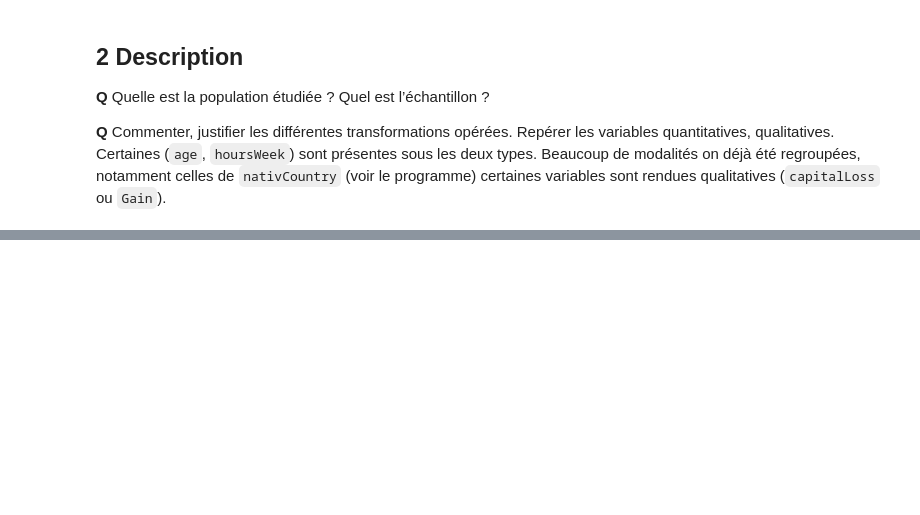
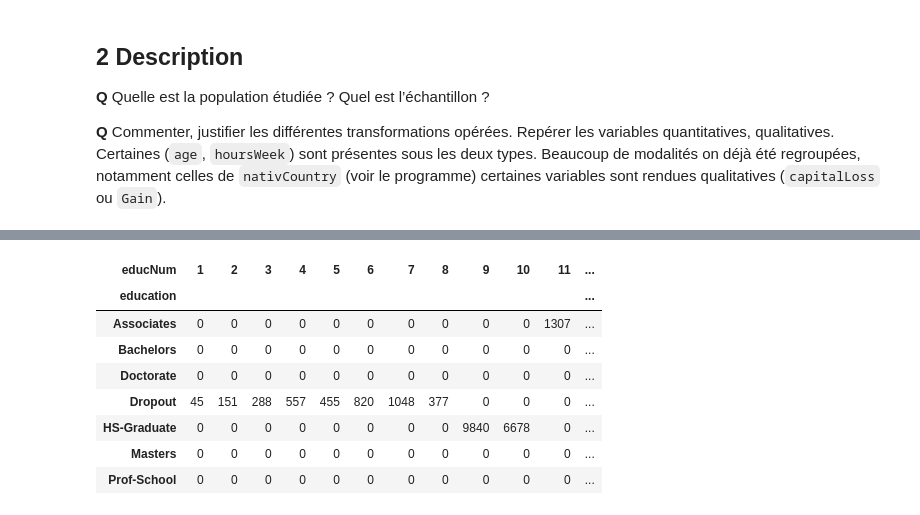
Before and after one commit to LouisDelvaux/Exploration4A, a Jupyter notebook: Adult-Census/Explo-Python-AdultCensus (PROJET).ipynb, the cells around one changed output, grey strips where cells are left out. Cells and saved outputs as stored; diff of their text form; code cells hidden in the pictures; blank space fills up the shorter version.

```diff
--- a/Adult-Census/Explo-Python-AdultCensus (PROJET).ipynb
+++ b/Adult-Census/Explo-Python-AdultCensus (PROJET).ipynb
@@ -294,0 +350,12 @@ La popoulation étudiée est la population recensée aux Etats-Unis en 1994.
+# %%
+pd.crosstab(dataBase["education"],dataBase["educNum"])
+# %% [output]
+| educNum | 1 | 2 | 3 | 4 | 5 | 6 | 7 | 8 | 9 | 10 | 11 | ... |
+| education |  |  |  |  |  |  |  |  |  |  |  | ... |
+| Associates | 0 | 0 | 0 | 0 | 0 | 0 | 0 | 0 | 0 | 0 | 1307 | ... |
+| Bachelors | 0 | 0 | 0 | 0 | 0 | 0 | 0 | 0 | 0 | 0 | 0 | ... |
+| Doctorate | 0 | 0 | 0 | 0 | 0 | 0 | 0 | 0 | 0 | 0 | 0 | ... |
+| Dropout | 45 | 151 | 288 | 557 | 455 | 820 | 1048 | 377 | 0 | 0 | 0 | ... |
+| HS-Graduate | 0 | 0 | 0 | 0 | 0 | 0 | 0 | 0 | 9840 | 6678 | 0 | ... |
+| Masters | 0 | 0 | 0 | 0 | 0 | 0 | 0 | 0 | 0 | 0 | 0 | ... |
+| Prof-School | 0 | 0 | 0 | 0 | 0 | 0 | 0 | 0 | 0 | 0 | 0 | ... |
```
Also changed, not shown: parts of 18 cells of this notebook.
